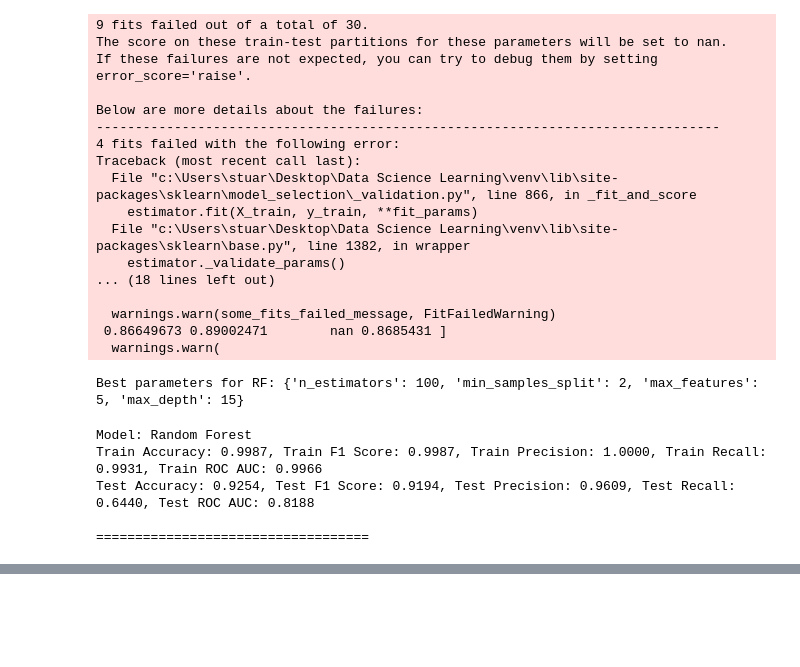
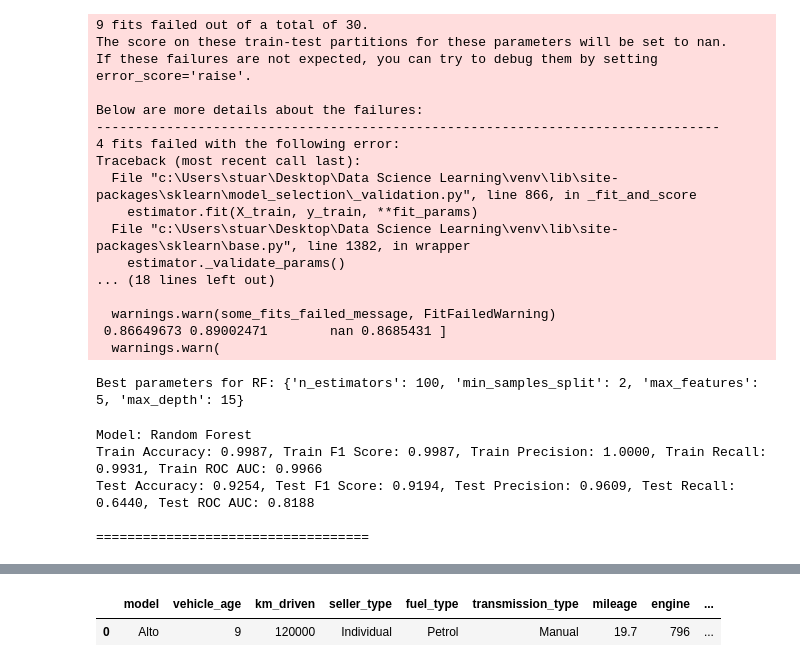
Before and after one commit to abhik12295/Data-Science-Learning, a Jupyter notebook: Core ML Topics/5. ML Algos/Supervised ML/8. Randon Forest.ipynb, the cells around one changed output, grey strips where cells are left out. Cells and saved outputs as stored; diff of their text form; code cells hidden in the pictures; blank space fills up the shorter version.

```diff
--- a/Core ML Topics/5. ML Algos/Supervised ML/8. Randon Forest.ipynb
+++ b/Core ML Topics/5. ML Algos/Supervised ML/8. Randon Forest.ipynb
@@ -531,0 +568,7 @@ Test Accuracy: 0.9254, Test F1 Score: 0.9194, Test Precision: 0.9609, Test Recal
+# %%
+df.drop(['car_name', 'brand'], axis=1, inplace=True)
+# %%
+df.head(1)
+# %% [output]
+|  | model | vehicle_age | km_driven | seller_type | fuel_type | transmission_type | mileage | engine | ... |
+| 0 | Alto | 9 | 120000 | Individual | Petrol | Manual | 19.7 | 796 | ... |
```
Also changed, not shown: parts of 22 cells of this notebook.
